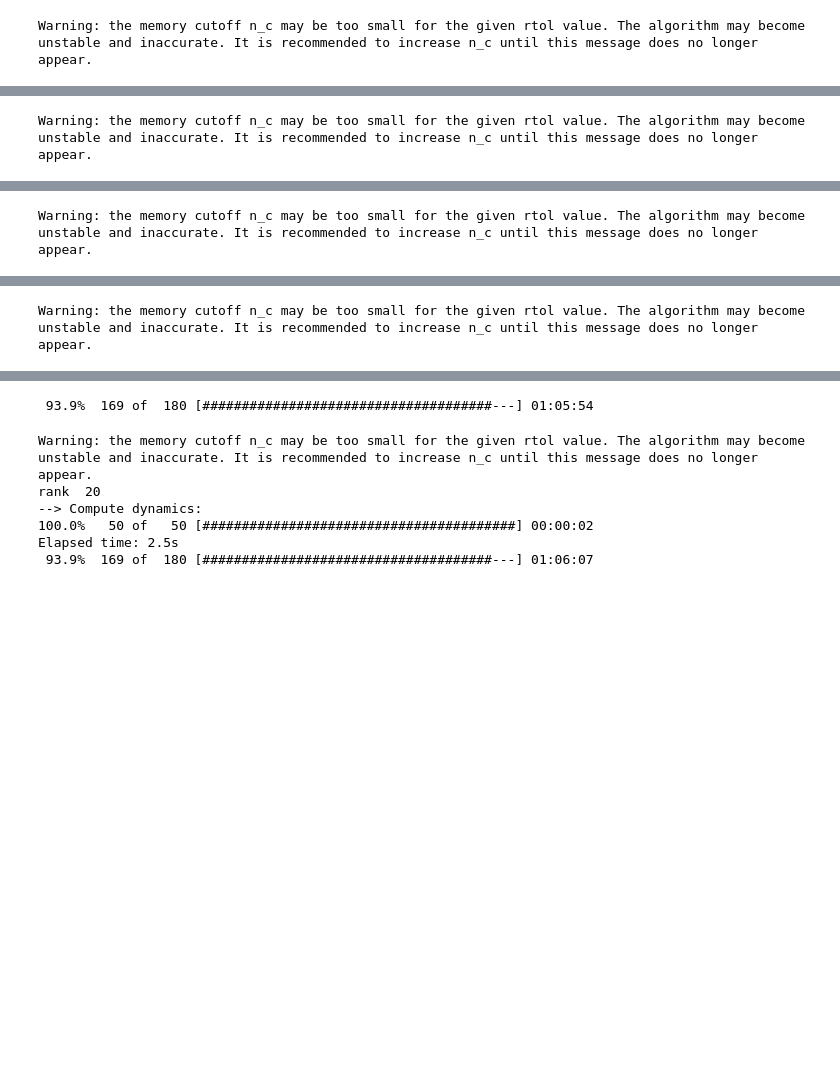
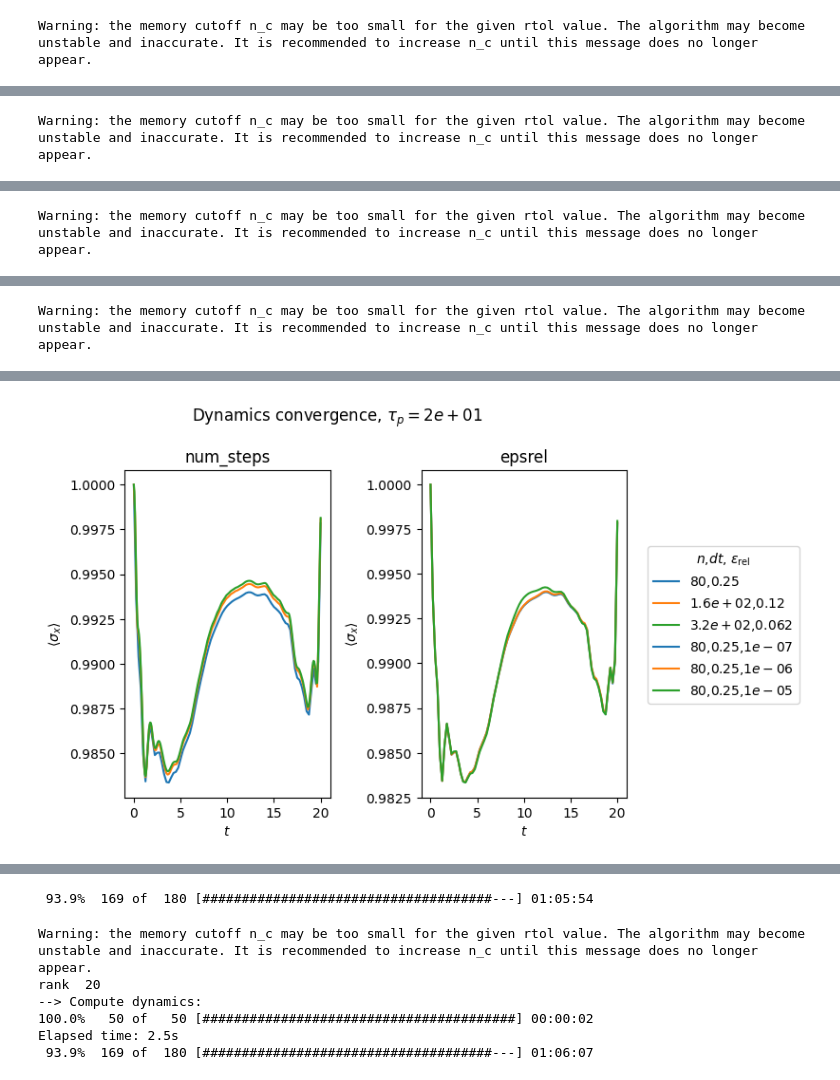
Before and after one commit to ebutler414/OQuPy, a Jupyter notebook: itebd_heat_example.ipynb, the cells around one changed output, grey strips where cells are left out. Saved outputs shown, nothing was run; the diff lists cells and outputs as text; code cells hidden in the pictures; blank space fills up the shorter version.

```diff
--- a/itebd_heat_example.ipynb
+++ b/itebd_heat_example.ipynb
@@ -10,7 +10,7 @@ from scipy.integrate import solve_ivp
 from scipy.interpolate import interp1d
 from scipy.optimize import minimize,Bounds
 
-pt_parameters = {'tmax':50,
+pt_parameters = {'tmax':20,
                  'steps':65,
                  'dkmax':30,
                  'epsrel':10**(-7),
@@ -56,16 +230,21 @@ correlations = oqupy.PowerLawSD(alpha=alpha,
                                 temperature=temperature)
 bath = oqupy.Bath(op.sigma("z")/2.0, correlations)
 parameters=oqupy.TempoParameters(dt=dt,epsrel=epsrel,dkmax=dkmax)
-
+'''
 def hamiltonian_t(t):
     return pt_parameters['omega_cutoff']*op.sigma('x')*t/2 *(1/t_max)
+'''
+
+delta_t = interp1d(np.linspace(0,20,len(control_params)),control_params)
+def hamiltonian_t(t):
+    return delta_t(t)*oqupy.operators.sigma("x")/2
+
 
 system = oqupy.TimeDependentSystem(hamiltonian_t)
 
 Rho_0=oqupy.operators.spin_dm('x+')
 
-# dt
-for num in [200,250,300,400]:
+for num in [len(control_params)//2,len(control_params),2*len(control_params)]:
 
     parameter_var=oqupy.TempoParameters(dt=t_max/num,epsrel=epsrel,dkmax=int(tcut*num/t_max))
     pt_var=TTITempo(bath,start_time=0.0,parameters=parameter_var)
@@ -84,9 +263,9 @@ for num in [200,250,300,400]:
     axs1[0].set_ylabel(r'$\langle \sigma_x \rangle$')
     axs1[0].set_title(r'num_steps')
 
-num_con=250
+num_con=len(control_params)//2
 
-for epsrel_var in [1e-08,1e-07,1e-06,1e-05,1e-04,1e-03]:
+for epsrel_var in [1e-07,1e-06,1e-05]:
 
     parameter_var=oqupy.TempoParameters(dt=t_max/num_con,epsrel=epsrel_var,dkmax=int(tcut*num_con/t_max))
     pt_var=TTITempo(bath,start_time=0.0,parameters=parameter_var)
@@ -146,3 +325,4 @@ Elapsed time: 14.4s
+[figure, added]
 # %%
 import cProfile, pstats, io
 from pstats import SortKey
```
Also changed, not shown: parts of 4 cells of this notebook, 8 other files.
